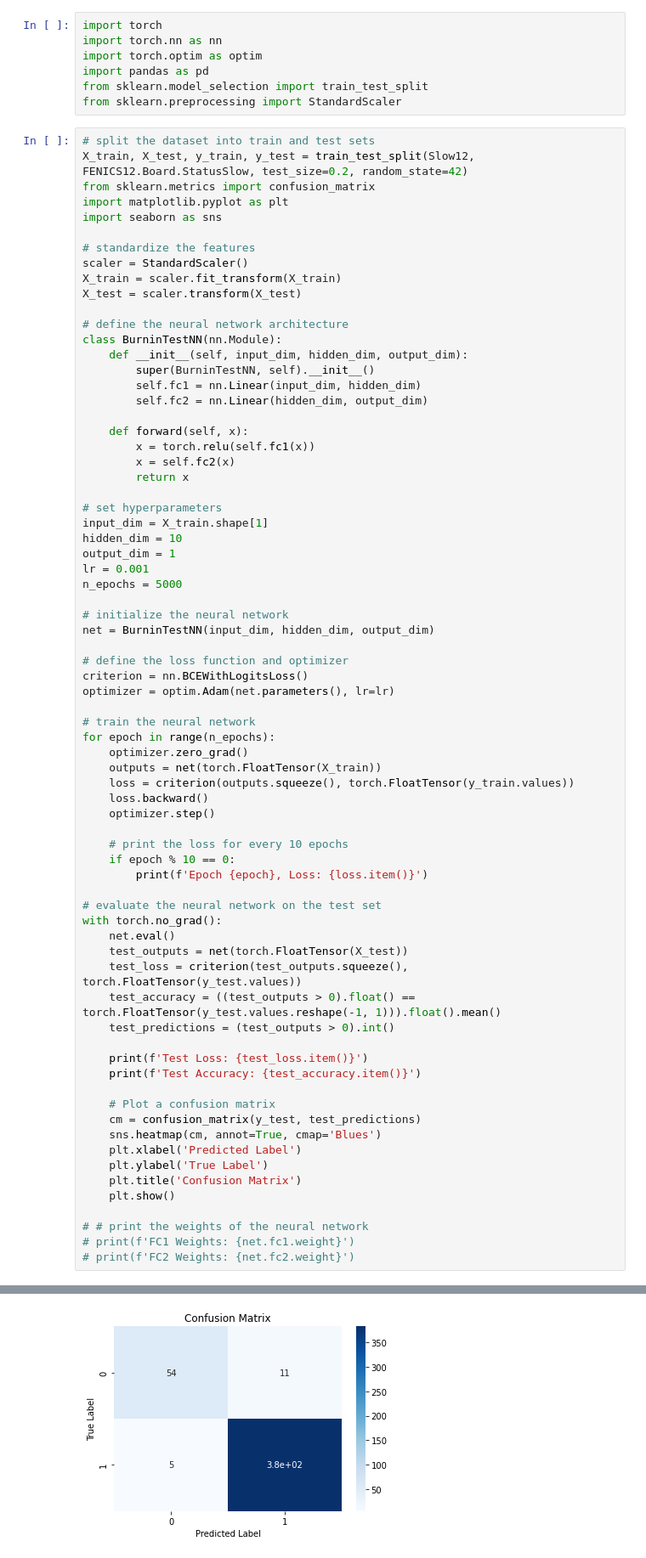
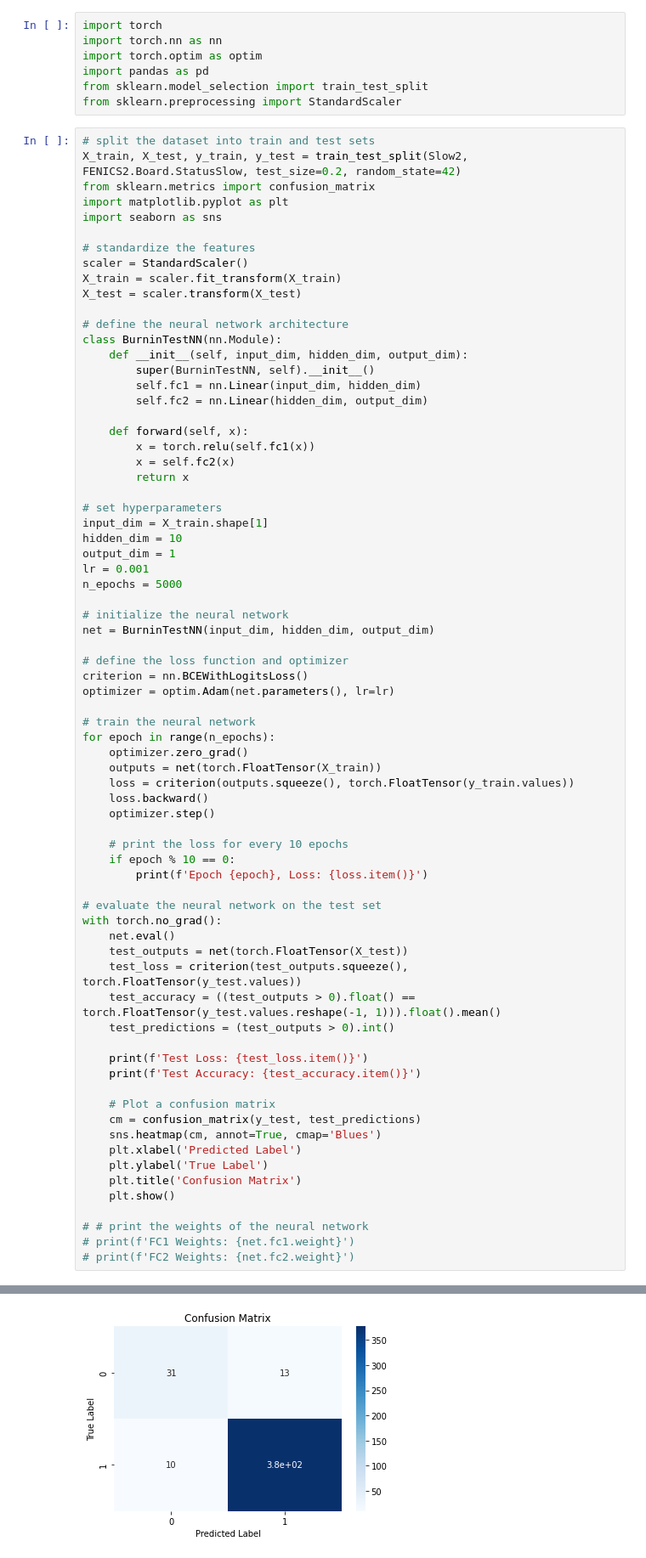
Before and after one commit to wxssym/FenicsInternship, a Jupyter notebook: Notebooks/Fenics_ML.ipynb, the cells around one changed output, grey strips where cells are left out. Shown at 85% size. Saved outputs shown, nothing was run; the diff lists cells and outputs as text.

```diff
--- a/Notebooks/Fenics_ML.ipynb
+++ b/Notebooks/Fenics_ML.ipynb
@@ -265,7 +212,7 @@ from sklearn.model_selection import train_test_split
 from sklearn.preprocessing import StandardScaler
 # %%
 # split the dataset into train and test sets
-X_train, X_test, y_train, y_test = train_test_split(Slow12, FENICS12.Board.StatusSlow, test_size=0.2, random_state=42)
+X_train, X_test, y_train, y_test = train_test_split(Slow2, FENICS2.Board.StatusSlow, test_size=0.2, random_state=42)
 from sklearn.metrics import confusion_matrix
 import matplotlib.pyplot as plt
 import seaborn as sns
@@ -356 +303 @@ Test Accuracy: 0.9646798968315125
-[figure, old version]
+[figure, new version]
```
Also changed, not shown: parts of 6 cells of this notebook, 6 other files.
